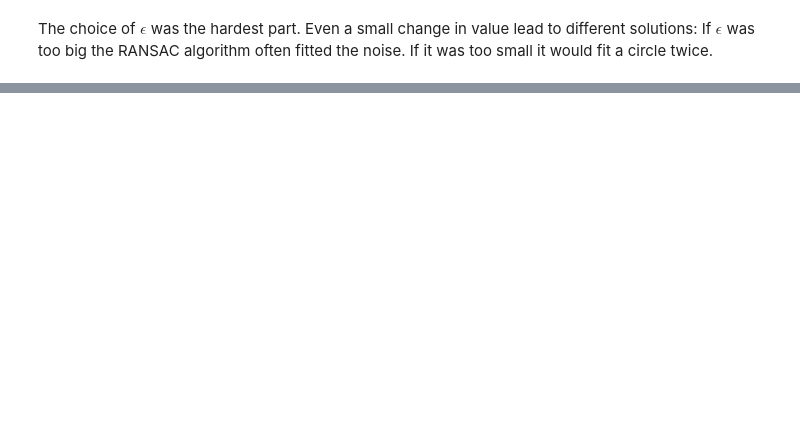
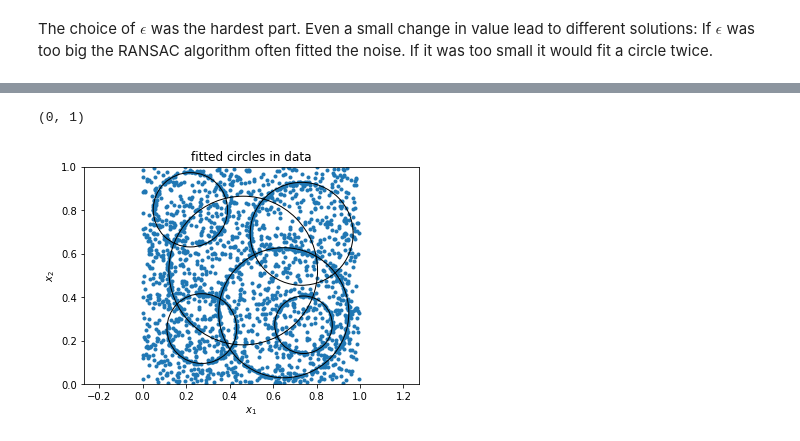
Before and after one commit to ml4cdeca/FundamentalsOfMachineLearning, a Jupyter notebook: exercise7/fitting-circles.ipynb, the cells around one changed output, grey strips where cells are left out. Drawn from its saved outputs; the diff is of its cells as text; code cells hidden in the pictures; blank space fills up the shorter version.

```diff
--- a/exercise7/fitting-circles.ipynb
+++ b/exercise7/fitting-circles.ipynb
@@ -90,0 +131,16 @@ The choice of $\epsilon$ was the hardest part. Even a small change in value lead
+# %%
+circlesAlg=multipleCircles(data,6000,.0055,6) #before epsilon=.0048
+# %%
+plt.scatter(X_coord,Y_coord, marker = ".")
+for c in circlesAlg:
+    ci=plt.Circle((c[0],c[1]),radius=c[2],fill=False)
+    plt.gca().add_patch(ci)
+plt.axis('equal')
+plt.title('fitted circles in data')
+plt.xlabel('$x_1$')
+plt.ylabel('$x_2$')
+plt.ylim((0,1))
+plt.xlim((0,1))
+# %% [output]
+(0, 1)
+[figure, added]
```
Also changed, not shown: parts of 10 cells of this notebook, 1 other file.
